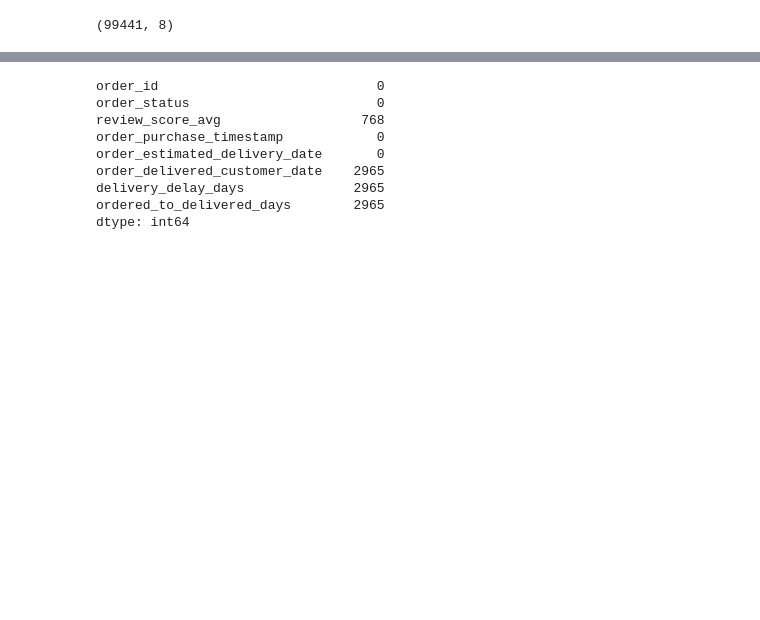
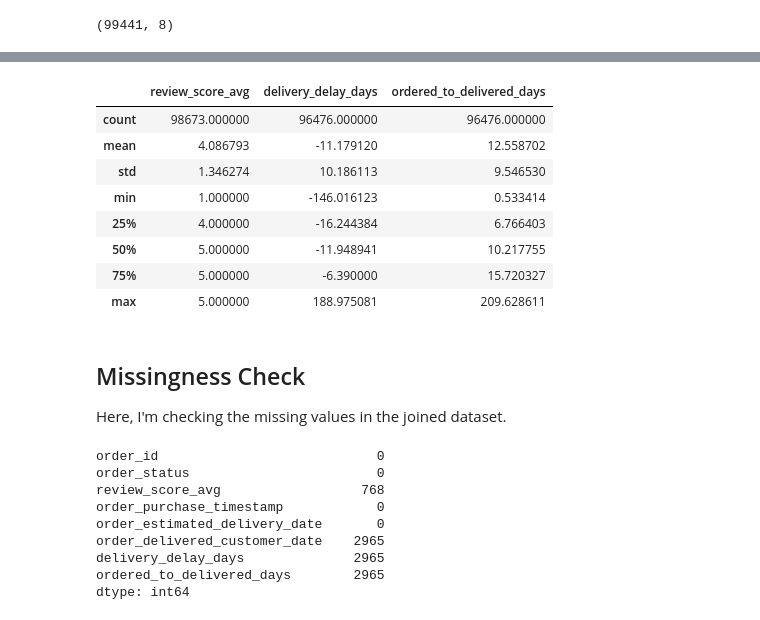
Before and after one commit to christine-nil/olist-analyst-workflow, a Jupyter notebook: notebooks/01_exploration.ipynb, the cells around one changed output, grey strips where cells are left out. Drawn from its saved outputs; the diff is of its cells as text; code cells hidden in the pictures; blank space fills up the shorter version.

```diff
--- a/notebooks/01_exploration.ipynb
+++ b/notebooks/01_exploration.ipynb
@@ -304,3 +314,18 @@ df_joined.shape
+# %%
+df_joined.describe()
+# %% [output]
+|  | review_score_avg | delivery_delay_days | ordered_to_delivered_days |
+| count | 98673.000000 | 96476.000000 | 96476.000000 |
+| mean | 4.086793 | -11.179120 | 12.558702 |
+| std | 1.346274 | 10.186113 | 9.546530 |
+| min | 1.000000 | -146.016123 | 0.533414 |
+| 25% | 4.000000 | -16.244384 | 6.766403 |
+| 50% | 5.000000 | -11.948941 | 10.217755 |
+| 75% | 5.000000 | -6.390000 | 15.720327 |
+| max | 5.000000 | 188.975081 | 209.628611 |
+# %% [markdown]
+## Missingness Check
+Here, I'm checking the missing values in the joined dataset.
 # %%
 df_joined.isnull().sum()
 # %% [output]
```
Also changed, not shown: parts of 25 cells of this notebook.
